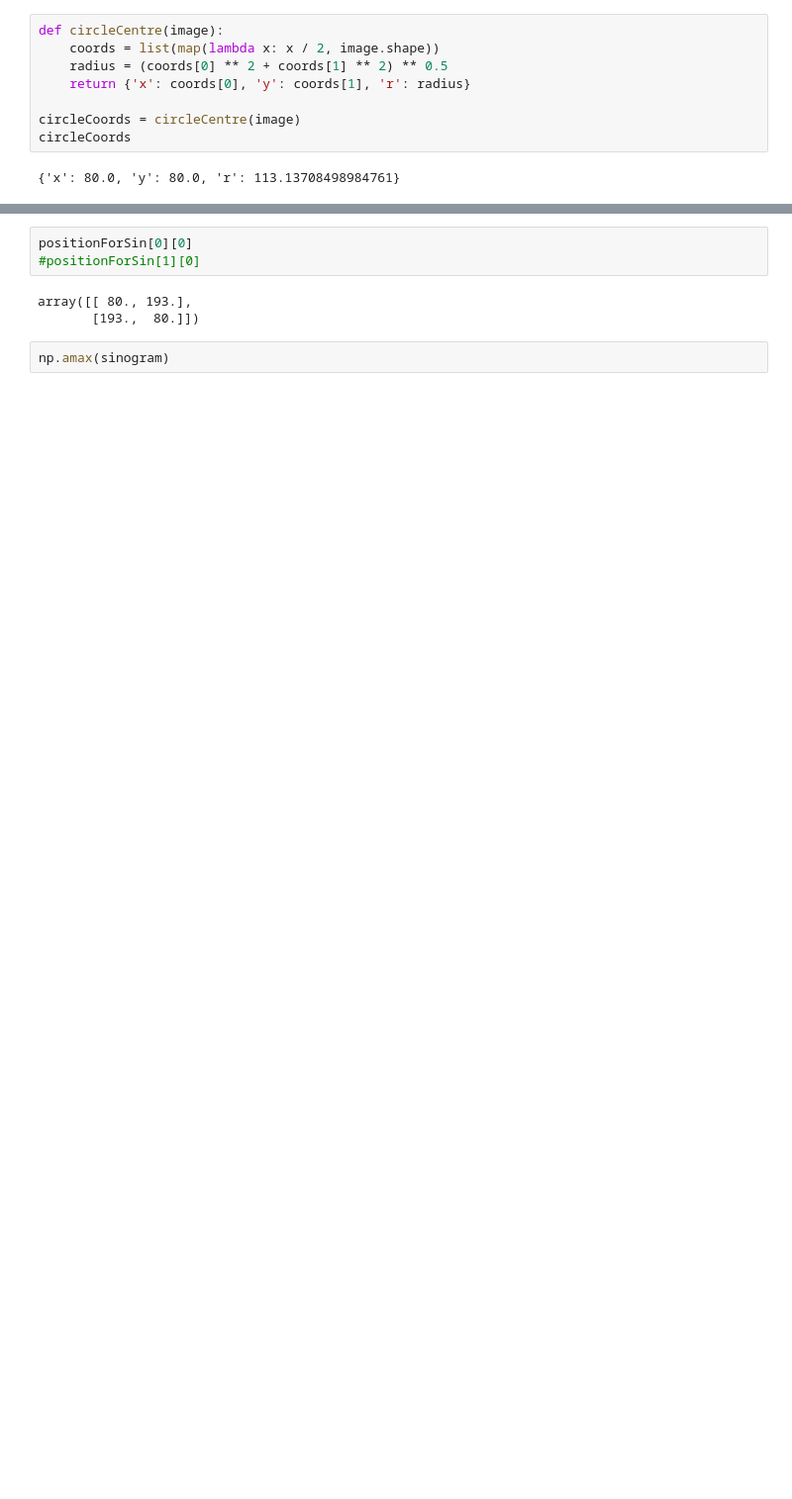
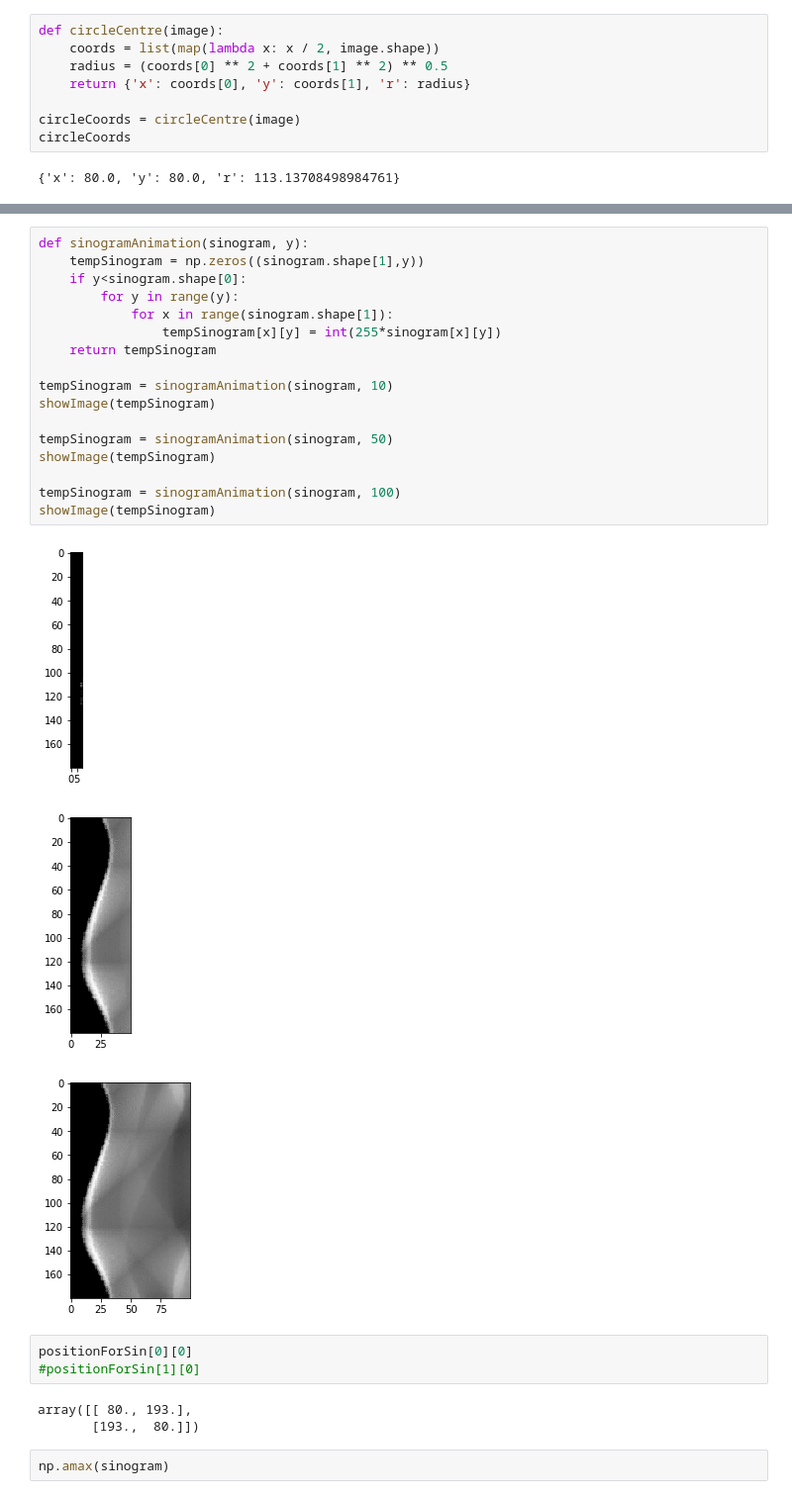
Before and after one commit to EwaKomkowska/Informatyka_w_medycynie, a Jupyter notebook: Tomografv0.ipynb, the cells around one changed output, grey strips where cells are left out. Shown at 99% size. Saved outputs shown, nothing was run; the diff lists cells and outputs as text; blank space fills up the shorter version.

Commit message:
with TODO and sinogramAnimation

```diff
--- a/Tomografv0.ipynb
+++ b/Tomografv0.ipynb
@@ -121,6 +135,27 @@ def toSinogram(angleSpace, angleRange, numberOfDetectors):
 sinogram, positionForSin = toSinogram(angleSpace, angleRange, numberOfDetectors)
 # %% [output]
 interactive(children=(IntSlider(value=90, description='numberOfDetectors', max=720, min=90, step=90), Output()…
+# %%
+def sinogramAnimation(sinogram, y):
+    tempSinogram = np.zeros((sinogram.shape[1],y))
+    if y<sinogram.shape[0]:
+        for y in range(y):
+            for x in range(sinogram.shape[1]):
+                tempSinogram[x][y] = int(255*sinogram[x][y])
+    return tempSinogram
+
+tempSinogram = sinogramAnimation(sinogram, 10)
+showImage(tempSinogram)
+
+tempSinogram = sinogramAnimation(sinogram, 50)
+showImage(tempSinogram)
+
+tempSinogram = sinogramAnimation(sinogram, 100)
+showImage(tempSinogram)
+# %% [output]
+[figure, added]
+[figure, added]
+[figure, added]
 # %%
 positionForSin[0][0]
 #positionForSin[1][0]
```
Also changed, not shown: parts of 10 cells of this notebook, 6 other files.
